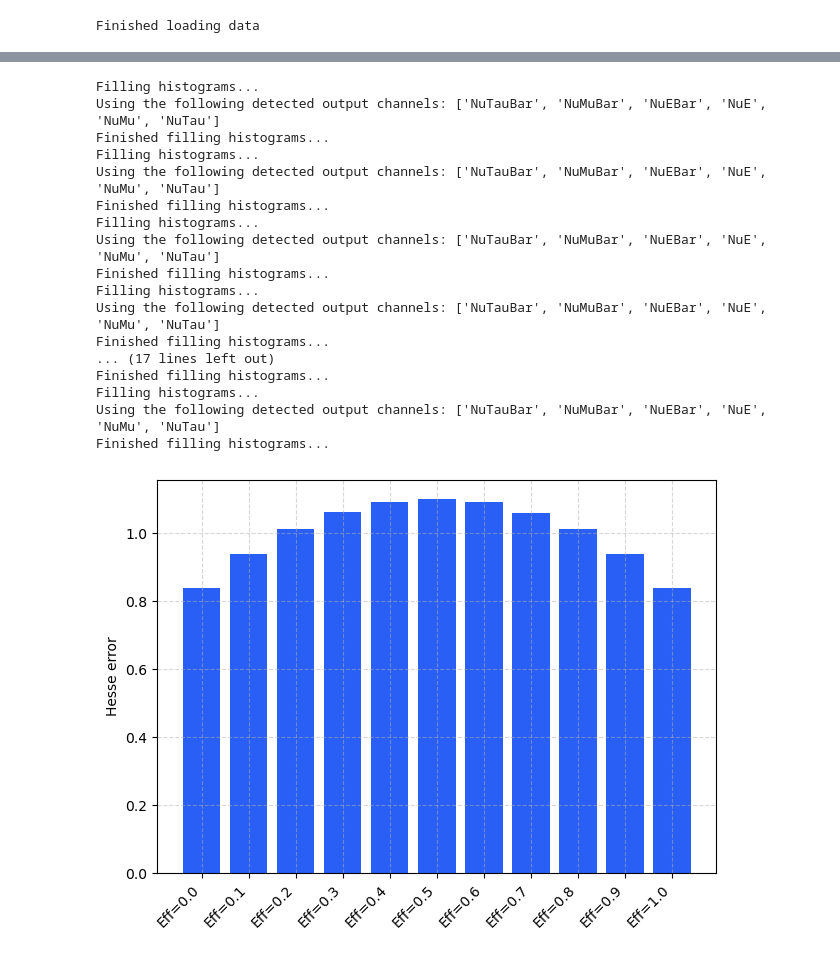
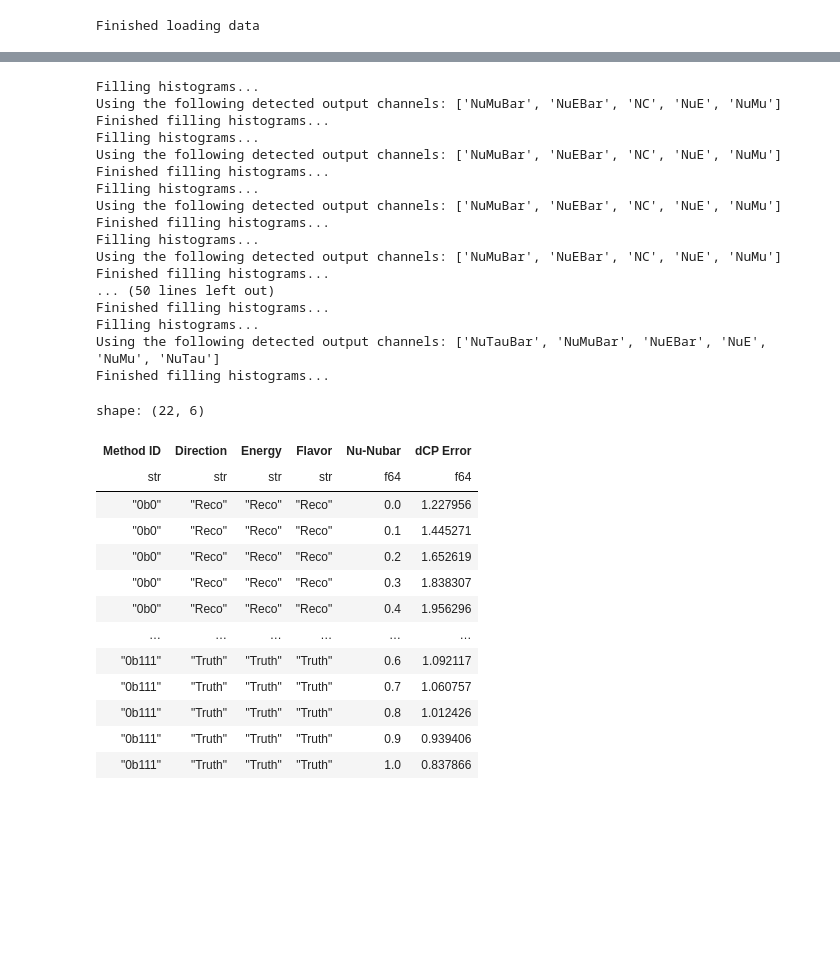
Before and after one commit to bristol-dune/atmospherics-tools, a Jupyter notebook: fast-osc-feedback/faster-feedback.ipynb, the cells around one changed output, grey strips where cells are left out. Cells and saved outputs as stored; diff of their text form; code cells hidden in the pictures; blank space fills up the shorter version.

Commit message:
Data for poster

```diff
--- a/fast-osc-feedback/faster-feedback.ipynb
+++ b/fast-osc-feedback/faster-feedback.ipynb
@@ -482,56 +513,74 @@ def plot_hesse_errors_nunubar_eff(method: int, efficiency: float = 1.0):
         for ch in events.detected_channels:
             total_loss += LnL(ref_event_rates[ch], expected[ch])
         # print(total_loss)
         return total_loss
 
     nufit = get_nufit(MH.Normal)
 
     fitter = iminuit.Minuit(
         loss,
         dm21=nufit.dm21,
         dm31=nufit.dm31,
         th12=nufit.th12,
         th13=nufit.th13,
         th23=nufit.th23,
         dcp=nufit.dcp,
     )
 
     fixed_variables = ["th12", "th13"]
     for var in fixed_variables:
         fitter.fixed[var] = True
 
     dcp_err = fitter.hesse().errors["dcp"]
-    plt.bar(f"Eff={efficiency:.1f}", dcp_err, color="#295FF4")
-    plt.xticks(rotation=45, ha="right")
+    results.append(
+        {
+            "Method ID": bin(method),
+            "Direction": direc_reco.name,
+            "Energy": energy_reco.name,
+            "Flavor": flavor_disc.name,
+            "Nu-Nubar": efficiency,
+            "dCP Error": dcp_err,
+        }
+    )
 
+results = []
+for method in [0b000, 0b111]:
+    for efficiency in np.linspace(0, 1, 11):
+        plot_hesse_errors_nunubar_eff(method, efficiency)
 
-plt.figure()
-for efficiency in np.linspace(0, 1, 11):
-    plot_hesse_errors_nunubar_eff(0b111, efficiency)
-
-plt.ylabel("Hesse error")
-plt.grid(visible=True, linestyle="--", alpha=0.5)
-plt.tight_layout()
-plt.savefig("graph.svg")
+pl.DataFrame(results).write_csv("results.csv")
 # %% [output]
 Filling histograms...
-Using the following detected output channels: ['NuTauBar', 'NuMuBar', 'NuEBar', 'NuE', 'NuMu', 'NuTau']
+Using the following detected output channels: ['NuMuBar', 'NuEBar', 'NC', 'NuE', 'NuMu']
+Finished filling histograms...
+Filling histograms...
+Using the following detected output channels: ['NuMuBar', 'NuEBar', 'NC', 'NuE', 'NuMu']
+Finished filling histograms...
+Filling histograms...
+Using the following detected output channels: ['NuMuBar', 'NuEBar', 'NC', 'NuE', 'NuMu']
+Finished filling histograms...
+Filling histograms...
+Using the following detected output channels: ['NuMuBar', 'NuEBar', 'NC', 'NuE', 'NuMu']
+Finished filling histograms...
+... (50 lines left out)
 Finished filling histograms...
 Filling histograms...
 Using the following detected output channels: ['NuTauBar', 'NuMuBar', 'NuEBar', 'NuE', 'NuMu', 'NuTau']
 Finished filling histograms...
-Filling histograms...
-Using the following detected output channels: ['NuTauBar', 'NuMuBar', 'NuEBar', 'NuE', 'NuMu', 'NuTau']
-Finished filling histograms...
-Filling histograms...
-Using the following detected output channels: ['NuTauBar', 'NuMuBar', 'NuEBar', 'NuE', 'NuMu', 'NuTau']
-Finished filling histograms...
-... (17 lines left out)
-Finished filling histograms...
-Filling histograms...
-Using the following detected output channels: ['NuTauBar', 'NuMuBar', 'NuEBar', 'NuE', 'NuMu', 'NuTau']
-Finished filling histograms...
-[figure, removed]
+shape: (22, 6)
+| Method ID | Direction | Energy | Flavor | Nu-Nubar | dCP Error |
+| str | str | str | str | f64 | f64 |
+| "0b0" | "Reco" | "Reco" | "Reco" | 0.0 | 1.227956 |
+| "0b0" | "Reco" | "Reco" | "Reco" | 0.1 | 1.445271 |
+| "0b0" | "Reco" | "Reco" | "Reco" | 0.2 | 1.652619 |
+| "0b0" | "Reco" | "Reco" | "Reco" | 0.3 | 1.838307 |
+| "0b0" | "Reco" | "Reco" | "Reco" | 0.4 | 1.956296 |
+| … | … | … | … | … | … |
+| "0b111" | "Truth" | "Truth" | "Truth" | 0.6 | 1.092117 |
+| "0b111" | "Truth" | "Truth" | "Truth" | 0.7 | 1.060757 |
+| "0b111" | "Truth" | "Truth" | "Truth" | 0.8 | 1.012426 |
+| "0b111" | "Truth" | "Truth" | "Truth" | 0.9 | 0.939406 |
+| "0b111" | "Truth" | "Truth" | "Truth" | 1.0 | 0.837866 |
 # %%
 def plot_oscillograms(
     method: int, input_flavor: Flavor, output_flavor: Flavor, mass_hierarchy: MH
```
Also changed, not shown: parts of 1 cell of this notebook.
